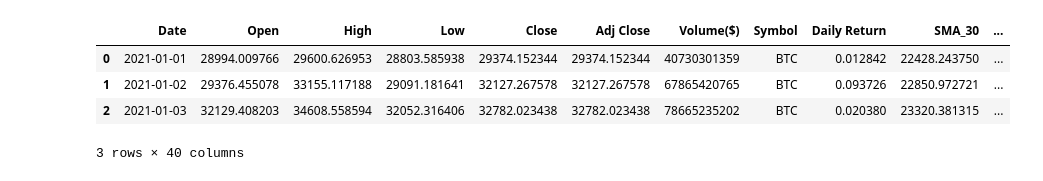
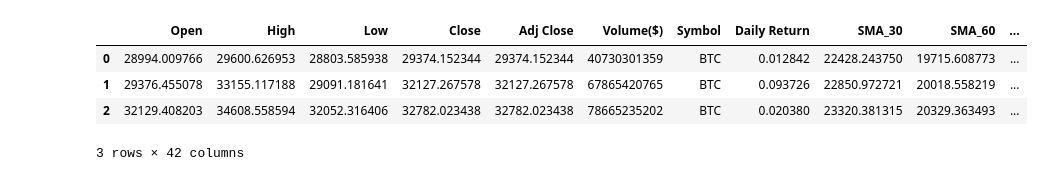
Before and after one commit to EthanFalcao/WPI-IA-Portfolio-Optimization-and-Risk-Analysis, a Jupyter notebook: Feature Selection.ipynb, the cells around one changed output. Cells and saved outputs as stored; diff of their text form; code cells hidden in the pictures.

```diff
--- a/Feature Selection.ipynb
+++ b/Feature Selection.ipynb
@@ -2,17 +2,17 @@
 import pandas as pd
 import numpy as np
 # %%
-df=pd.read_csv('data/df_fe.csv', sep=",")
-df['Date'] = pd.to_datetime(df['Date'])
+df=pd.read_csv('data/df_ml.csv', sep=",")
+#df['Date'] = pd.to_datetime(df['Date'])
 
 #df.drop(index=1, inplace=True)
 df.head(3)
 # %% [output]
-|  | Date | Open | High | Low | Close | Adj Close | Volume($) | Symbol | Daily Return | SMA_30 | ... |
-| 0 | 2021-01-01 | 28994.009766 | 29600.626953 | 28803.585938 | 29374.152344 | 29374.152344 | 40730301359 | BTC | 0.012842 | 22428.243750 | ... |
-| 1 | 2021-01-02 | 29376.455078 | 33155.117188 | 29091.181641 | 32127.267578 | 32127.267578 | 67865420765 | BTC | 0.093726 | 22850.972721 | ... |
-| 2 | 2021-01-03 | 32129.408203 | 34608.558594 | 32052.316406 | 32782.023438 | 32782.023438 | 78665235202 | BTC | 0.020380 | 23320.381315 | ... |
+|  | Open | High | Low | Close | Adj Close | Volume($) | Symbol | Daily Return | SMA_30 | SMA_60 | ... |
+| 0 | 28994.009766 | 29600.626953 | 28803.585938 | 29374.152344 | 29374.152344 | 40730301359 | BTC | 0.012842 | 22428.243750 | 19715.608773 | ... |
+| 1 | 29376.455078 | 33155.117188 | 29091.181641 | 32127.267578 | 32127.267578 | 67865420765 | BTC | 0.093726 | 22850.972721 | 20018.558219 | ... |
+| 2 | 32129.408203 | 34608.558594 | 32052.316406 | 32782.023438 | 32782.023438 | 78665235202 | BTC | 0.020380 | 23320.381315 | 20329.363493 | ... |
-3 rows × 40 columns
+3 rows × 42 columns
 # %%
 df.info()
 # %% [output]
```
Also changed, not shown: parts of 11 cells of this notebook, 2 other files.
